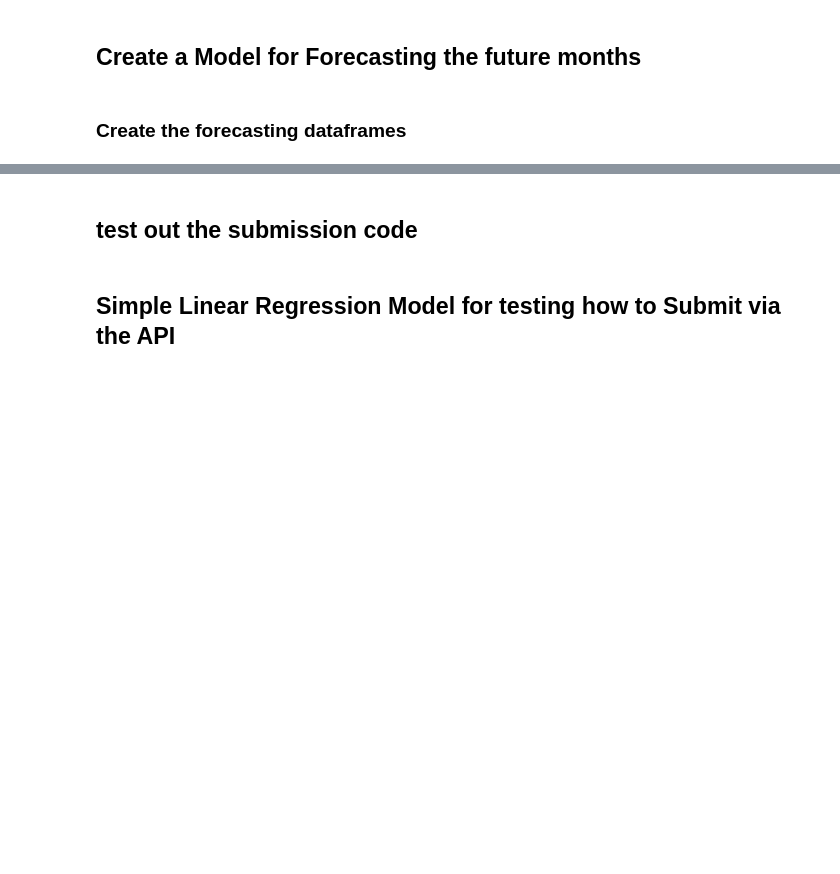
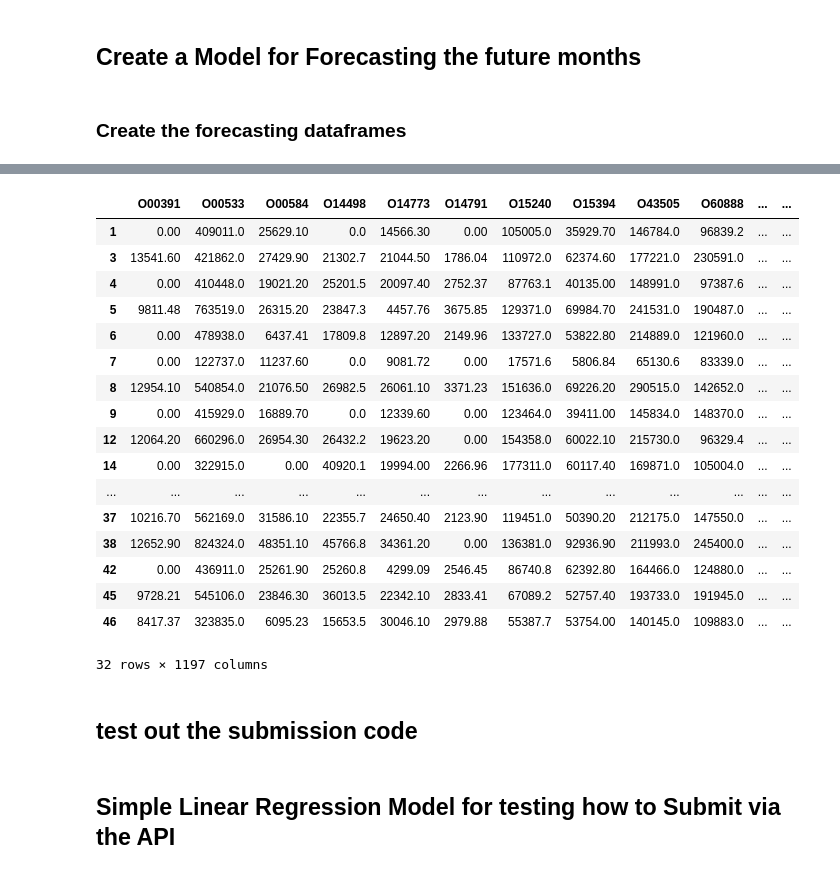
Before and after one commit to dagartga/Boosted-Models-for-Parkinsons-Prediction, a Jupyter notebook: kaggle-parkinsons-submission-v1.ipynb, the cells around one changed output, grey strips where cells are left out. Cells and saved outputs as stored; diff of their text form; code cells hidden in the pictures; blank space fills up the shorter version.

```diff
--- a/kaggle-parkinsons-submission-v1.ipynb
+++ b/kaggle-parkinsons-submission-v1.ipynb
@@ -325,17 +389,36 @@ def prepare_model_df(model_df, target, train_df , visit_month=0):
 # %%
+target = 'updrs_4'
+month_diff = 12
 # get the training dataset
-    df = processed_forecast_dict[target]
+df = processed_forecast_dict[target]
+forecast_cols = [col for col in df.columns if 'updrs' in col]
+drop_cols = [col for col in forecast_cols if col not in  [f'{target}_0', f'{target}_{month_diff}']]
 
-    forecast_cols = [col for col in df.columns if 'updrs' in col]
+df = df.drop(columns=drop_cols)
+df = df.drop(columns=['visit_id', 'visit_month'])
+target_mo = f'{target}_{month_diff}'
 
-    drop_cols = [col for col in forecast_cols if col not in  [f'{target}_0', f'{target}_{month_diff}']]
-
-    df = df.drop(columns=drop_cols)
-    df = df.drop(columns=['visit_id', 'visit_month'])
-
-    target_mo = f'{target}_{month_diff}'
-    # drop nan rows for target column
-    df = df.dropna(subset=[target_mo])
+# drop nan rows for target column
+df = df.dropna(subset=[target_mo])
+# %% [output]
+|  | O00391 | O00533 | O00584 | O14498 | O14773 | O14791 | O15240 | O15394 | O43505 | O60888 | ... | ... |
+| 1 | 0.00 | 409011.0 | 25629.10 | 0.0 | 14566.30 | 0.00 | 105005.0 | 35929.70 | 146784.0 | 96839.2 | ... | ... |
+| 3 | 13541.60 | 421862.0 | 27429.90 | 21302.7 | 21044.50 | 1786.04 | 110972.0 | 62374.60 | 177221.0 | 230591.0 | ... | ... |
+| 4 | 0.00 | 410448.0 | 19021.20 | 25201.5 | 20097.40 | 2752.37 | 87763.1 | 40135.00 | 148991.0 | 97387.6 | ... | ... |
+| 5 | 9811.48 | 763519.0 | 26315.20 | 23847.3 | 4457.76 | 3675.85 | 129371.0 | 69984.70 | 241531.0 | 190487.0 | ... | ... |
+| 6 | 0.00 | 478938.0 | 6437.41 | 17809.8 | 12897.20 | 2149.96 | 133727.0 | 53822.80 | 214889.0 | 121960.0 | ... | ... |
+| 7 | 0.00 | 122737.0 | 11237.60 | 0.0 | 9081.72 | 0.00 | 17571.6 | 5806.84 | 65130.6 | 83339.0 | ... | ... |
+| 8 | 12954.10 | 540854.0 | 21076.50 | 26982.5 | 26061.10 | 3371.23 | 151636.0 | 69226.20 | 290515.0 | 142652.0 | ... | ... |
+| 9 | 0.00 | 415929.0 | 16889.70 | 0.0 | 12339.60 | 0.00 | 123464.0 | 39411.00 | 145834.0 | 148370.0 | ... | ... |
+| 12 | 12064.20 | 660296.0 | 26954.30 | 26432.2 | 19623.20 | 0.00 | 154358.0 | 60022.10 | 215730.0 | 96329.4 | ... | ... |
+| 14 | 0.00 | 322915.0 | 0.00 | 40920.1 | 19994.00 | 2266.96 | 177311.0 | 60117.40 | 169871.0 | 105004.0 | ... | ... |
+| ... | ... | ... | ... | ... | ... | ... | ... | ... | ... | ... | ... | ... |
+| 37 | 10216.70 | 562169.0 | 31586.10 | 22355.7 | 24650.40 | 2123.90 | 119451.0 | 50390.20 | 212175.0 | 147550.0 | ... | ... |
+| 38 | 12652.90 | 824324.0 | 48351.10 | 45766.8 | 34361.20 | 0.00 | 136381.0 | 92936.90 | 211993.0 | 245400.0 | ... | ... |
+| 42 | 0.00 | 436911.0 | 25261.90 | 25260.8 | 4299.09 | 2546.45 | 86740.8 | 62392.80 | 164466.0 | 124880.0 | ... | ... |
+| 45 | 9728.21 | 545106.0 | 23846.30 | 36013.5 | 22342.10 | 2833.41 | 67089.2 | 52757.40 | 193733.0 | 191945.0 | ... | ... |
+| 46 | 8417.37 | 323835.0 | 6095.23 | 15653.5 | 30046.10 | 2979.88 | 55387.7 | 53754.00 | 140145.0 | 109883.0 | ... | ... |
+32 rows × 1197 columns
 # %%
 prepare_forecast_model_df(updr_df, 'updrs_1',processed_forecast_dict )
 # %%
```
Also changed, not shown: parts of 8 cells of this notebook.
